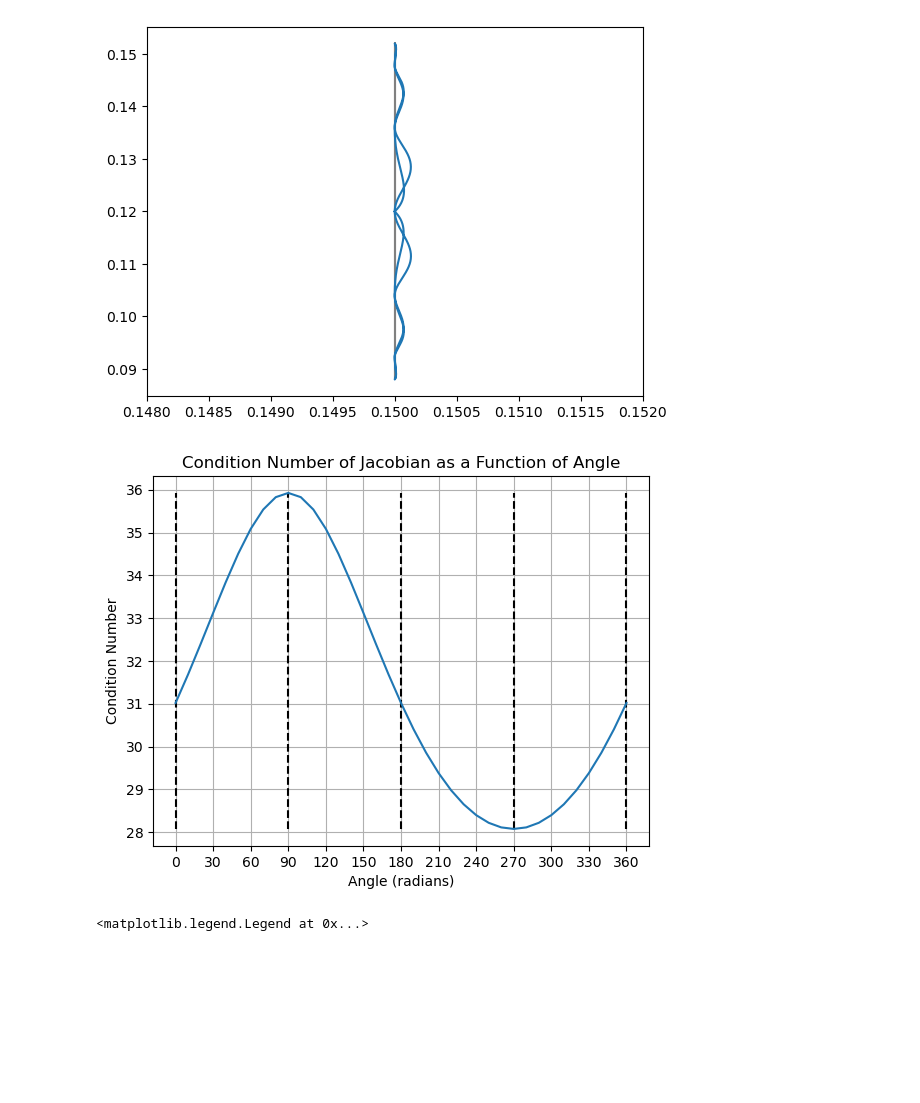
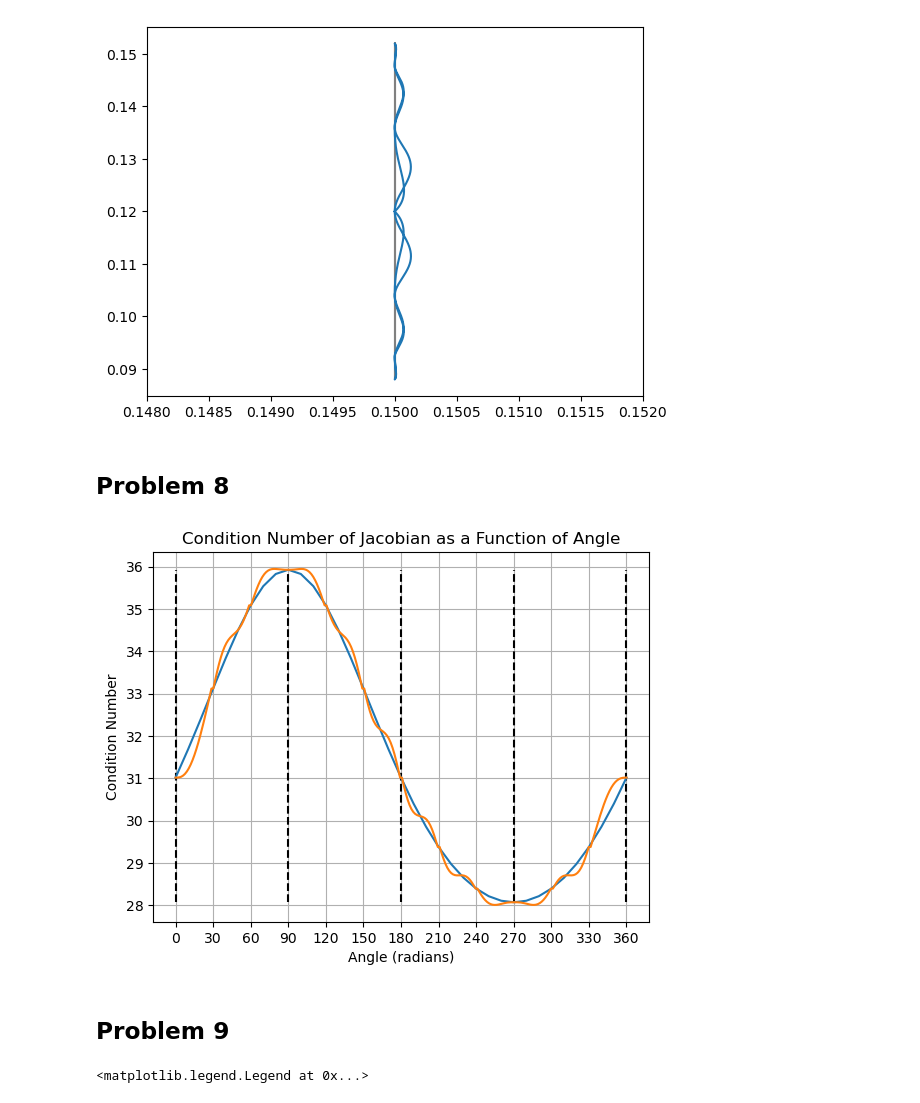
Before and after one commit to VictorLier/Robotics, a Jupyter notebook: Assignment/teori.ipynb, the cells around one changed output. Saved outputs shown, nothing was run; the diff lists cells and outputs as text; code cells hidden in the pictures; blank space fills up the shorter version.

Commit message:
Problem 1-9 solved

```diff
--- a/Assignment/teori.ipynb
+++ b/Assignment/teori.ipynb
@@ -438,34 +438,44 @@ plot_polynomials(angles_4)
 # %% [output]
 [figure]
 [figure]
+# %% [markdown]
+## Problem 8
 # %%
 jacobian = lambda angles: Jac.subs({theta0: angles[0], theta1: angles[1], theta2: angles[2], theta3: angles[3]})
 cond_circ = []
 angles_arr = []
 for i in range(0, 37, 1):
     Jacobi = jacobian(angles_circ[i])
     cond_circ.append(np.linalg.cond(np.array(Jacobi).astype(np.float64)))
     angles_arr.append(index_to_angle[i])
 
 
-q_arr, delta_t_arr= get_polynomials_from_knotpoints_const_acc(list(range(0, 37, 3)))
-
+q_arr = get_polynomials_from_knotpoints(np.arange(0, 37, 3))
+t_arr_problem_8 = np.linspace(0, 2, 20)
+cond_arr_problem_6 = []
+for q in q_arr:
+    for time in t_arr_problem_8:
+        cond_arr_problem_6.append(np.linalg.cond(np.array(jacobian(q.subs(t,time))).astype(np.float64)))
 
 angles_problem_8_deg = np.array(angles_arr)/np.pi*180
 np.savetxt('latex_data/problem8_angles.txt', angles_problem_8_deg)
 np.savetxt('latex_data/problem8_cond_circ_from_p3.txt', cond_circ)
+np.savetxt('latex_data/problem8_cond_circ_from_p6.txt', cond_arr_problem_6)
 
 plt.figure()
 plt.xlabel('Angle (radians)')
 plt.ylabel('Condition Number')
 plt.title('Condition Number of Jacobian as a Function of Angle')
 plt.vlines([0, 90, 180, 270, 360], np.min(cond_circ), np.max(cond_circ), colors='black', linestyles='dashed')
 plt.grid(True)
 plt.xticks(np.arange(0, 361, 30))
 plt.plot(angles_problem_8_deg, cond_circ)
+plt.plot(np.linspace(0, 360, len(cond_arr_problem_6)), cond_arr_problem_6)
 plt.show()
 # %% [output]
-[figure, old version]
+[figure, new version]
+# %% [markdown]
+## Problem 9
 # %%
 torque = []
 F = sp.Matrix([0, 0, -1, 0, 0, 0])
```
Also changed, not shown: 4 other files.
